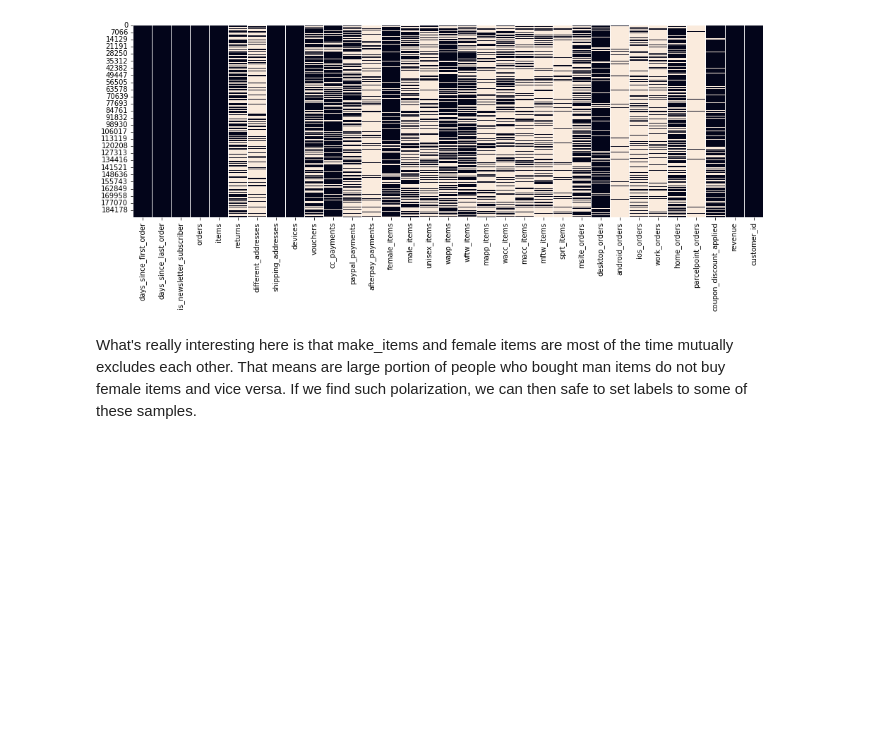
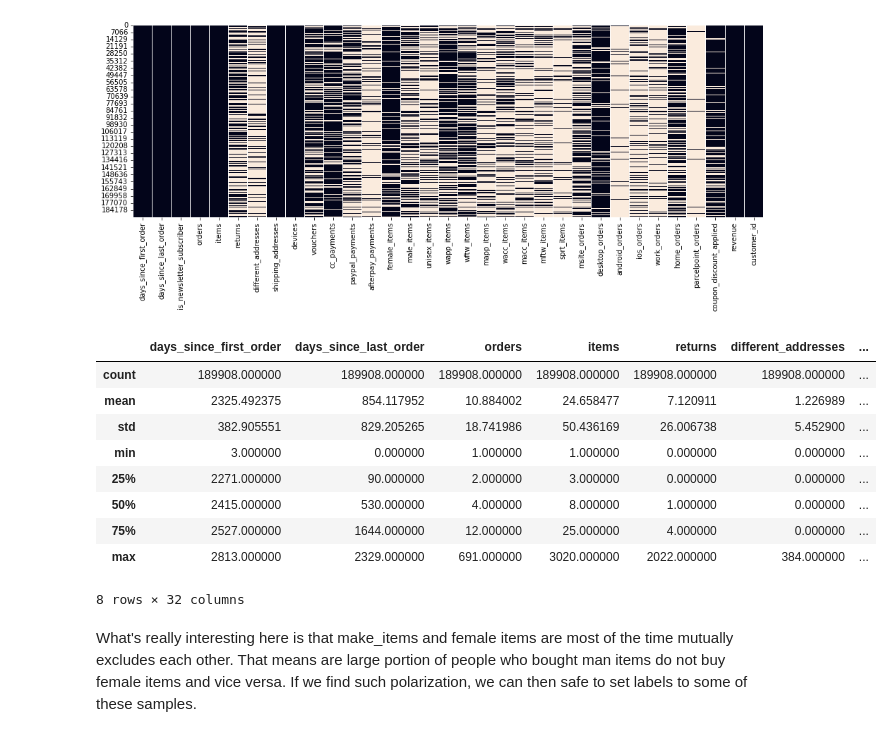
Before and after one commit to patrickphat/gfg_challenge, a Jupyter notebook: Search for genders - Part 1 - EDA and partial labeling.ipynb, the cells around one changed output. Saved outputs shown, nothing was run; the diff lists cells and outputs as text; code cells hidden in the pictures; blank space fills up the shorter version.

```diff
--- a/Search for genders - Part 1 - EDA and partial labeling.ipynb
+++ b/Search for genders - Part 1 - EDA and partial labeling.ipynb
@@ -252,6 +269,19 @@ plt.figure(figsize = (16,5))
 fig = sns.heatmap(df == 0 , cbar=False)
 # %% [output]
 [figure]
+# %%
+df.describe()
+# %% [output]
+|  | days_since_first_order | days_since_last_order | orders | items | returns | different_addresses | ... |
+| count | 189908.000000 | 189908.000000 | 189908.000000 | 189908.000000 | 189908.000000 | 189908.000000 | ... |
+| mean | 2325.492375 | 854.117952 | 10.884002 | 24.658477 | 7.120911 | 1.226989 | ... |
+| std | 382.905551 | 829.205265 | 18.741986 | 50.436169 | 26.006738 | 5.452900 | ... |
+| min | 3.000000 | 0.000000 | 1.000000 | 1.000000 | 0.000000 | 0.000000 | ... |
+| 25% | 2271.000000 | 90.000000 | 2.000000 | 3.000000 | 0.000000 | 0.000000 | ... |
+| 50% | 2415.000000 | 530.000000 | 4.000000 | 8.000000 | 1.000000 | 0.000000 | ... |
+| 75% | 2527.000000 | 1644.000000 | 12.000000 | 25.000000 | 4.000000 | 0.000000 | ... |
+| max | 2813.000000 | 2329.000000 | 691.000000 | 3020.000000 | 2022.000000 | 384.000000 | ... |
+8 rows × 32 columns
 # %% [markdown]
 What's really interesting here is that make_items and female items are most of the time mutually excludes each other. That means are large portion of people who bought man items do not buy female items and vice versa. If we find such polarization, we can then safe to set labels to some of these samples.
 # %%
```
Also changed, not shown: parts of 11 cells of this notebook, 17 other files.
